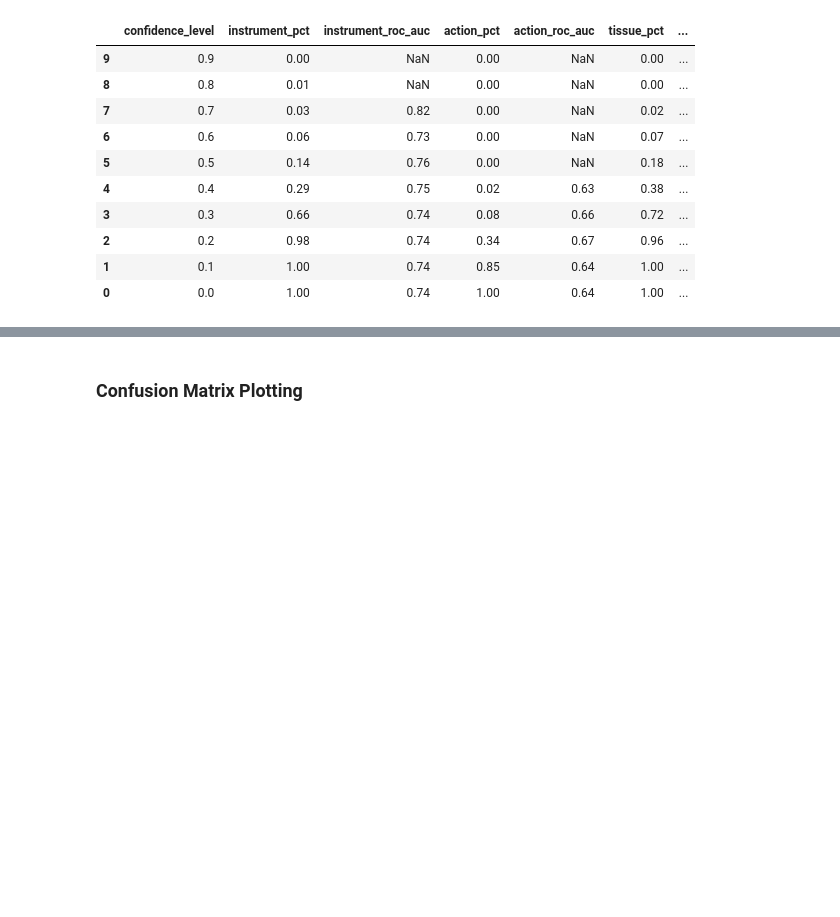
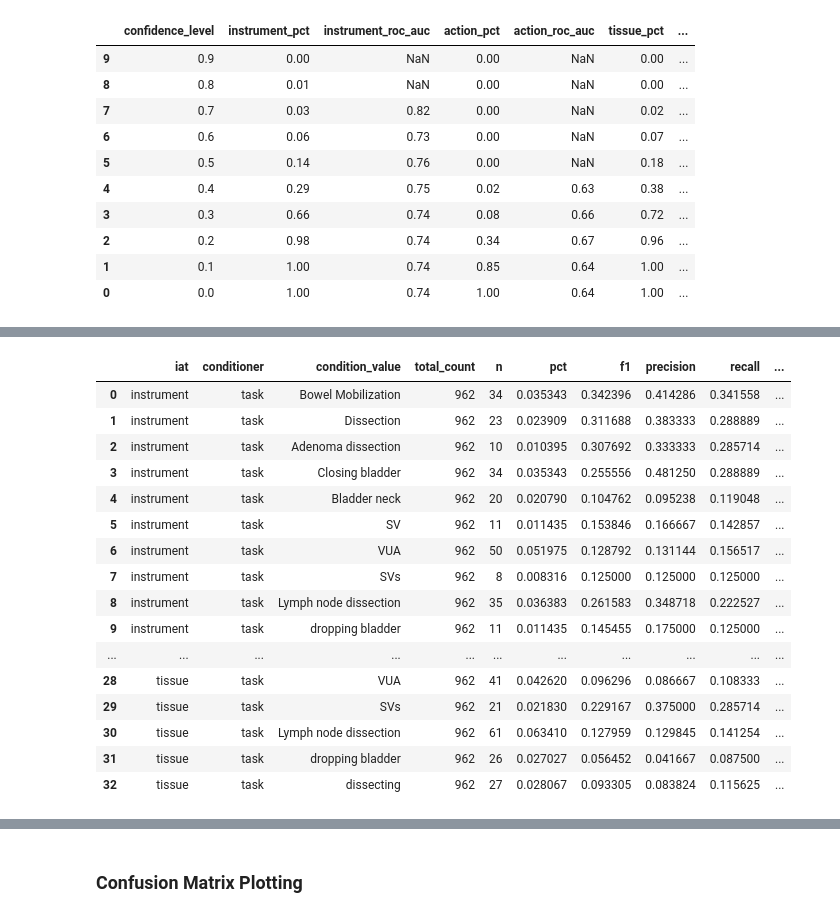
Before and after one commit to firdavsn/SurgFBGen, a Jupyter notebook: surgfbgen/notebooks/2_iat_analysis.ipynb, the cells around one changed output, grey strips where cells are left out. Saved outputs shown, nothing was run; the diff lists cells and outputs as text; code cells hidden in the pictures; blank space fills up the shorter version.

```diff
--- a/surgfbgen/notebooks/2_iat_analysis.ipynb
+++ b/surgfbgen/notebooks/2_iat_analysis.ipynb
@@ -157,7 +202,7 @@ for iat_col in iat_cols:
                 else:
                     metrics_path = os.path.join(
                         iat_metrics_dir,
-                        f'{iat_col}-{model}-{input_type}+tracks-none=100-num_tracks={num_tracks}-final.json'
+                        f'{iat_col}-{model}-{input_type}+tracks-none=100-num_tracks={num_tracks}-f1_macro.json'
                     )
                 if os.path.exists(metrics_path):
                     with open(metrics_path, 'r') as f:
@@ -168,13 +213,19 @@ for iat_col in iat_cols:
                         'Input Type': input_type + ' + tracks',
                         'AUROC': metrics['auroc_mean'],
                         'AUROC-std': np.std(metrics["auroc_scores"]),
+                        'F1': metrics['f1_mean'],
+                        'F1-std': np.std(metrics["f1_scores"]),
+                        'Precision': metrics['precision_mean'],
+                        'Precision-std': np.std(metrics["precision_scores"]),
+                        'Recall': metrics['recall_mean'],
+                        'Recall-std': np.std(metrics["recall_scores"]),
                         'Num Tracks': num_tracks
                     })
 hybrid_df = pd.DataFrame(hybrid_rows)
 hybrid_df = hybrid_df.pivot_table(
     index=['Input Type', 'Model', 'Num Tracks'],
     columns='IAT',
-    values=['AUROC', 'AUROC-std']
+    values=['AUROC', 'AUROC-std', 'F1', 'F1-std', 'Precision', 'Precision-std', 'Recall', 'Recall-std']
 ).reset_index()
 hybrid_df.columns.name = None
 hybrid_df = hybrid_df.rename(columns={
@@ -193,7 +244,25 @@ hybrid_df = hybrid_df[[
     ('AUROC', 'Action'),
     ('AUROC-std', 'Action'),
     ('AUROC', 'Tissue'),
-    ('AUROC-std', 'Tissue')
+    ('AUROC-std', 'Tissue'),
+    ('F1', 'Instrument'),
+    ('F1-std', 'Instrument'),
+    ('F1', 'Action'),
+    ('F1-std', 'Action'),
+    ('F1', 'Tissue'),
+    ('F1-std', 'Tissue'),
+    ('Precision', 'Instrument'),
+    ('Precision-std', 'Instrument'),
+    ('Precision', 'Action'),
+    ('Precision-std', 'Action'),
+    ('Precision', 'Tissue'),
+    ('Precision-std', 'Tissue'),
+    ('Recall', 'Instrument'),
+    ('Recall-std', 'Instrument'),
+    ('Recall', 'Action'),
+    ('Recall-std', 'Action'),
+    ('Recall', 'Tissue'),
+    ('Recall-std', 'Tissue')
 ]].round(2)
 # hybrid_df
 # %%
@@ -349,0 +469,4 @@ metrics_df
+# %%
+min_procedure_count = 50
+min_task_count = 50
+min_trainer_count = 0
@@ -349,0 +603,21 @@ metrics_df
+# %%
+# Task
+metrics_dfs[1]
+# %% [output]
+|  | iat | conditioner | condition_value | total_count | n | pct | f1 | precision | recall | ... |
+| 0 | instrument | task | Bowel Mobilization | 962 | 34 | 0.035343 | 0.342396 | 0.414286 | 0.341558 | ... |
+| 1 | instrument | task | Dissection | 962 | 23 | 0.023909 | 0.311688 | 0.383333 | 0.288889 | ... |
+| 2 | instrument | task | Adenoma dissection | 962 | 10 | 0.010395 | 0.307692 | 0.333333 | 0.285714 | ... |
+| 3 | instrument | task | Closing bladder | 962 | 34 | 0.035343 | 0.255556 | 0.481250 | 0.288889 | ... |
+| 4 | instrument | task | Bladder neck | 962 | 20 | 0.020790 | 0.104762 | 0.095238 | 0.119048 | ... |
+| 5 | instrument | task | SV | 962 | 11 | 0.011435 | 0.153846 | 0.166667 | 0.142857 | ... |
+| 6 | instrument | task | VUA | 962 | 50 | 0.051975 | 0.128792 | 0.131144 | 0.156517 | ... |
+| 7 | instrument | task | SVs | 962 | 8 | 0.008316 | 0.125000 | 0.125000 | 0.125000 | ... |
+| 8 | instrument | task | Lymph node dissection | 962 | 35 | 0.036383 | 0.261583 | 0.348718 | 0.222527 | ... |
+| 9 | instrument | task | dropping bladder | 962 | 11 | 0.011435 | 0.145455 | 0.175000 | 0.125000 | ... |
+| ... | ... | ... | ... | ... | ... | ... | ... | ... | ... | ... |
+| 28 | tissue | task | VUA | 962 | 41 | 0.042620 | 0.096296 | 0.086667 | 0.108333 | ... |
+| 29 | tissue | task | SVs | 962 | 21 | 0.021830 | 0.229167 | 0.375000 | 0.285714 | ... |
+| 30 | tissue | task | Lymph node dissection | 962 | 61 | 0.063410 | 0.127959 | 0.129845 | 0.141254 | ... |
+| 31 | tissue | task | dropping bladder | 962 | 26 | 0.027027 | 0.056452 | 0.041667 | 0.087500 | ... |
+| 32 | tissue | task | dissecting | 962 | 27 | 0.028067 | 0.093305 | 0.083824 | 0.115625 | ... |
```
Also changed, not shown: parts of 19 cells of this notebook, 20 other files.
